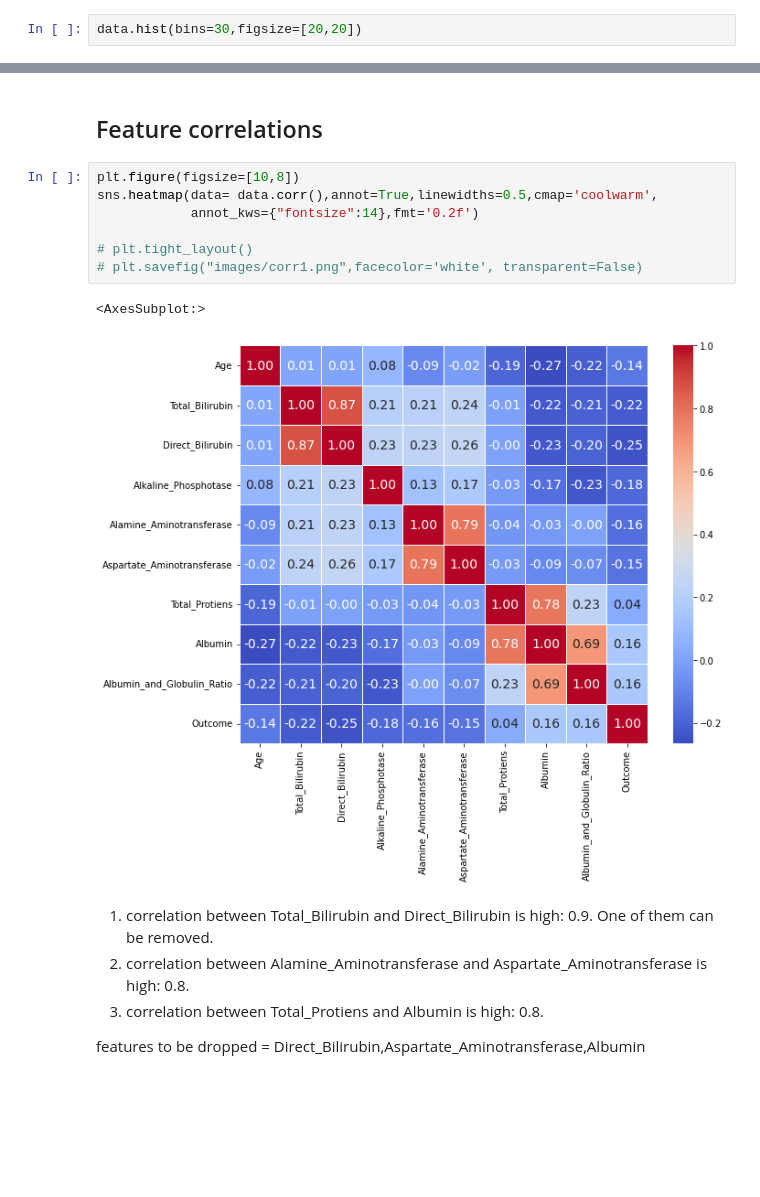
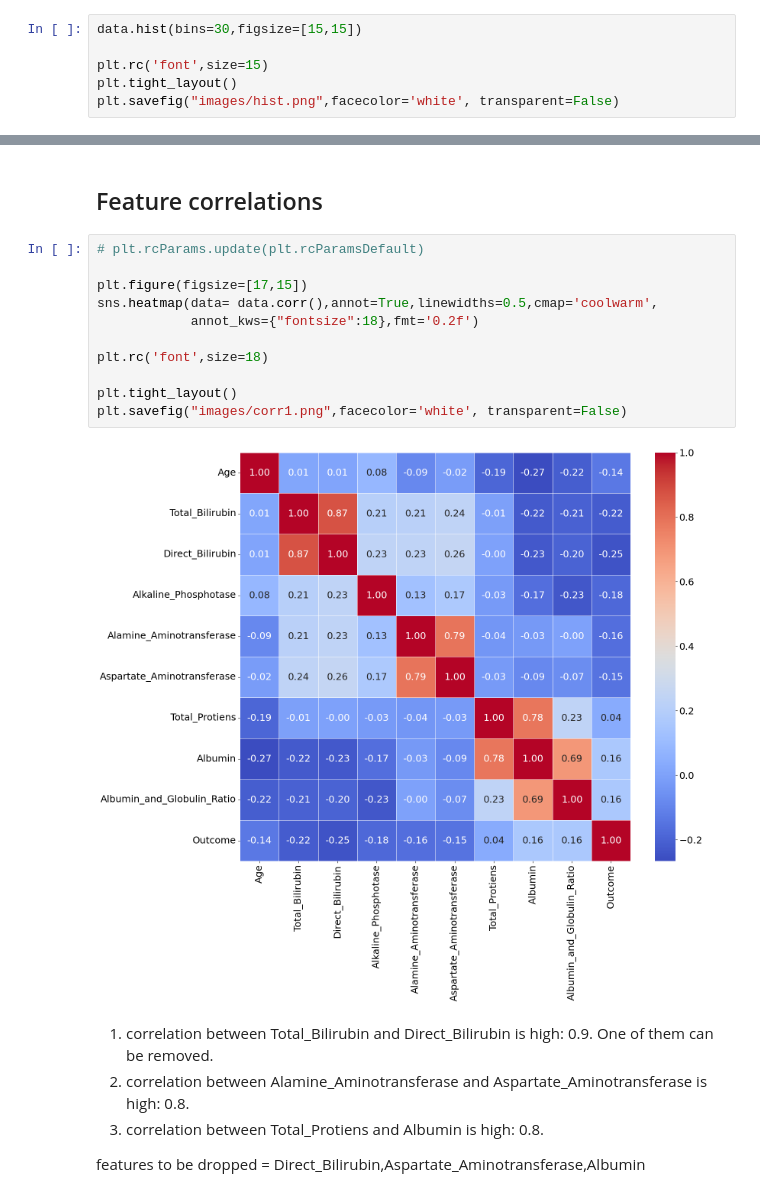
Before and after one commit to mkrout1/Healthcare_Liver_disease_prediction, a Jupyter notebook: Liver disease prediction using machine learning-git.ipynb, the cells around one changed output, grey strips where cells are left out. Saved outputs shown, nothing was run; the diff lists cells and outputs as text; blank space fills up the shorter version.

```diff
--- a/Liver disease prediction using machine learning-git.ipynb
+++ b/Liver disease prediction using machine learning-git.ipynb
@@ -156,5 +157,9 @@ data.Outcome
 582    2
 Name: Outcome, Length: 583, dtype: int64
 # %%
-data.hist(bins=30,figsize=[20,20])
+data.hist(bins=30,figsize=[15,15])
+
+plt.rc('font',size=15)
+plt.tight_layout()
+plt.savefig("images/hist.png",facecolor='white', transparent=False)
 # %% [output]
@@ -175,15 +169,18 @@ From the range of values it is quite clear that data needs normalization.
 # %% [markdown]
 ## Feature correlations
 # %%
-plt.figure(figsize=[10,8])
+# plt.rcParams.update(plt.rcParamsDefault)
+
+plt.figure(figsize=[17,15])
 sns.heatmap(data= data.corr(),annot=True,linewidths=0.5,cmap='coolwarm',
-            annot_kws={"fontsize":14},fmt='0.2f')
+            annot_kws={"fontsize":18},fmt='0.2f')
 
-# plt.tight_layout()
-# plt.savefig("images/corr1.png",facecolor='white', transparent=False)
+plt.rc('font',size=18)
+
+plt.tight_layout()
+plt.savefig("images/corr1.png",facecolor='white', transparent=False)
 # %% [output]
-<AxesSubplot:>
-[figure, old version]
+[figure, new version]
 # %% [markdown]
 1. correlation between Total_Bilirubin and Direct_Bilirubin is high: 0.9. One of them can be removed.
 2. correlation between Alamine_Aminotransferase and Aspartate_Aminotransferase is high: 0.8.
```
Also changed, not shown: parts of 12 cells of this notebook, 9 other files.
